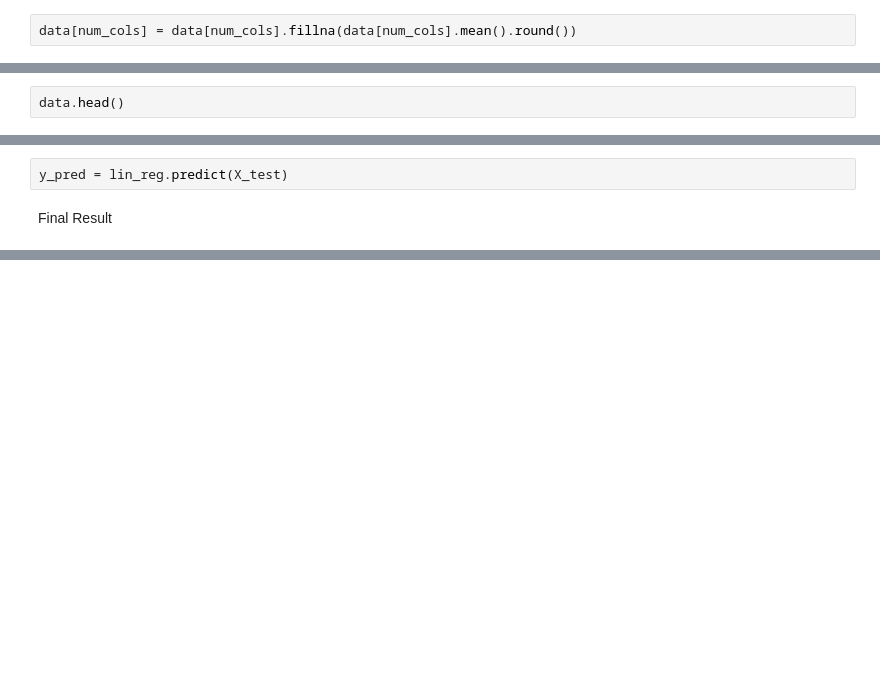
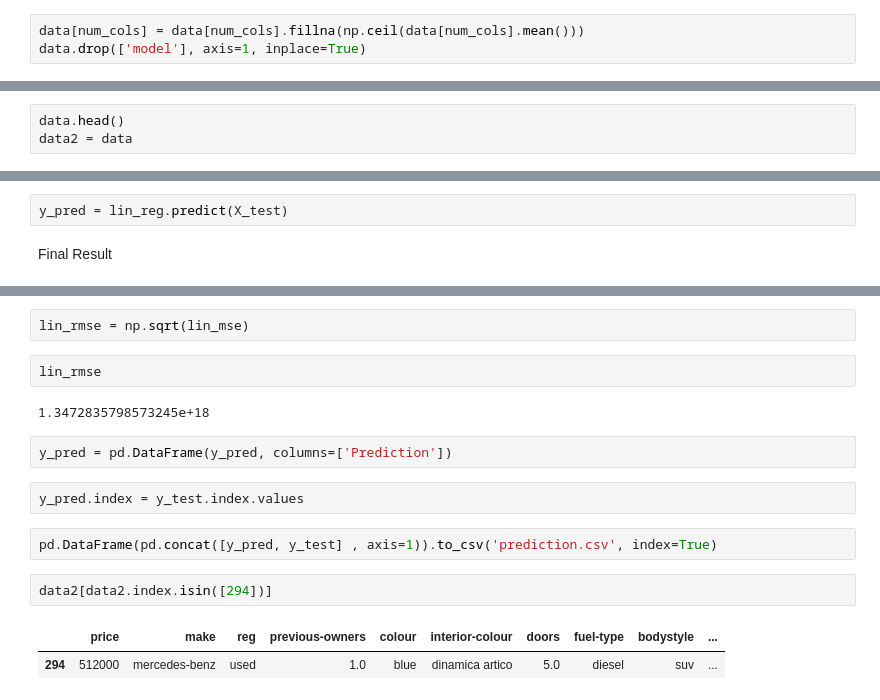
Before and after one commit to shambekela/Namcar-price-predictor, a Jupyter notebook: Car prediction.ipynb, the cells around one changed output, grey strips where cells are left out. Drawn from its saved outputs; the diff is of its cells as text; blank space fills up the shorter version.

Commit message:
Model built

```diff
--- a/Car prediction.ipynb
+++ b/Car prediction.ipynb
@@ -561,7 +561,8 @@ data.head()
 | 3 | 3 | 75000 | honda | civic | used | 1.0 | blue | black | 5.0 | ... |
 | 4 | 4 | 95900 | datsun | go | used | 1.0 | silver | other | 5.0 | ... |
 # %%
-data[num_cols] = data[num_cols].fillna(data[num_cols].mean().round())
+data[num_cols] = data[num_cols].fillna(np.ceil(data[num_cols].mean()))
+data.drop(['model'], axis=1, inplace=True)
 # %%
 cat_cols = data.columns.difference(num_cols)
 # %%
@@ -574,3 +575,4 @@ missing_percentage(data)
 data.drop(['index'], axis=1, inplace=True)
 # %%
 data.head()
+data2 = data
@@ -652,0 +653,17 @@ Final Result
+# %%
+lin_rmse = np.sqrt(lin_mse)
+# %%
+lin_rmse
+# %% [output]
+1.3472835798573245e+18
+# %%
+y_pred = pd.DataFrame(y_pred, columns=['Prediction'])
+# %%
+y_pred.index = y_test.index.values
+# %%
+pd.DataFrame(pd.concat([y_pred, y_test] , axis=1)).to_csv('prediction.csv', index=True)
+# %%
+data2[data2.index.isin([294])]
+# %% [output]
+|  | price | make | reg | previous-owners | colour | interior-colour | doors | fuel-type | bodystyle | ... |
+| 294 | 512000 | mercedes-benz | used | 1.0 | blue | dinamica artico | 5.0 | diesel | suv | ... |
```
Also changed, not shown: parts of 9 cells of this notebook, 2 other files.
